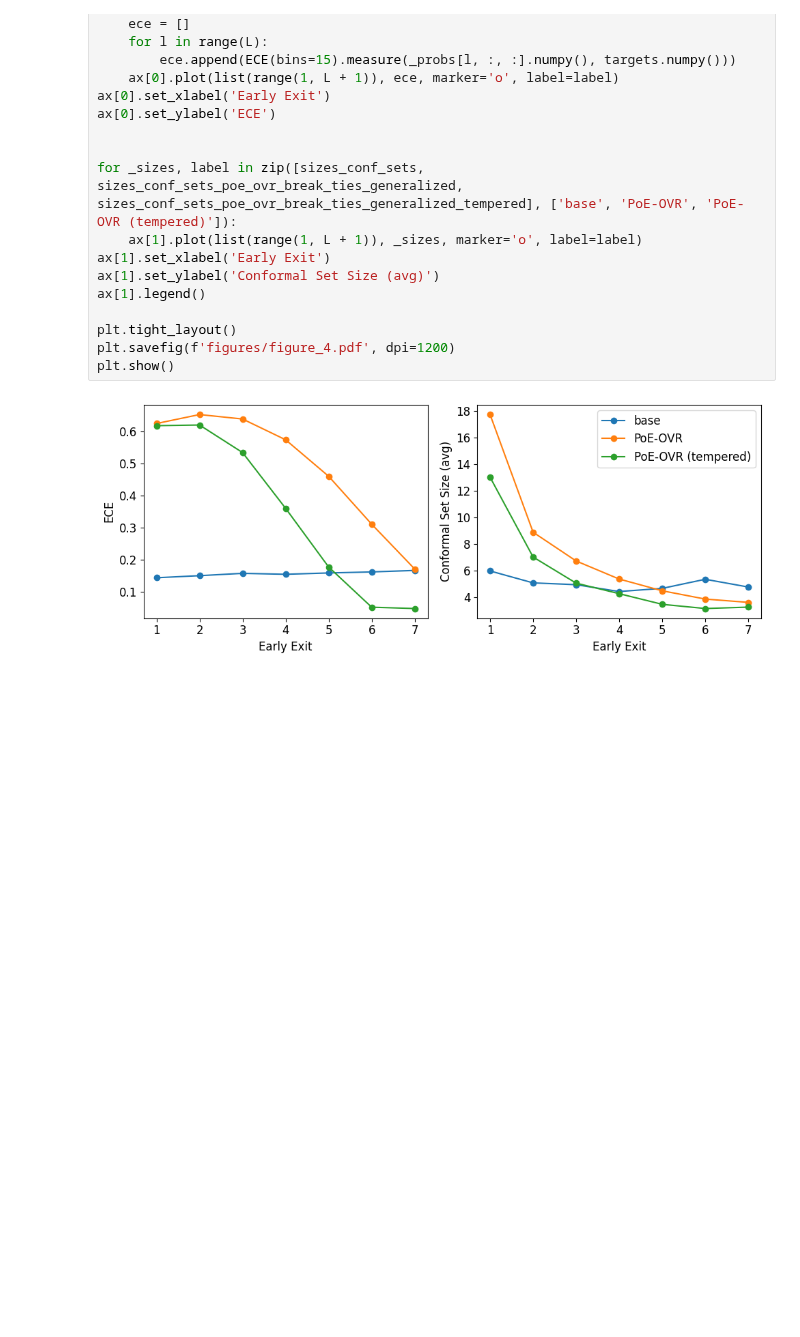
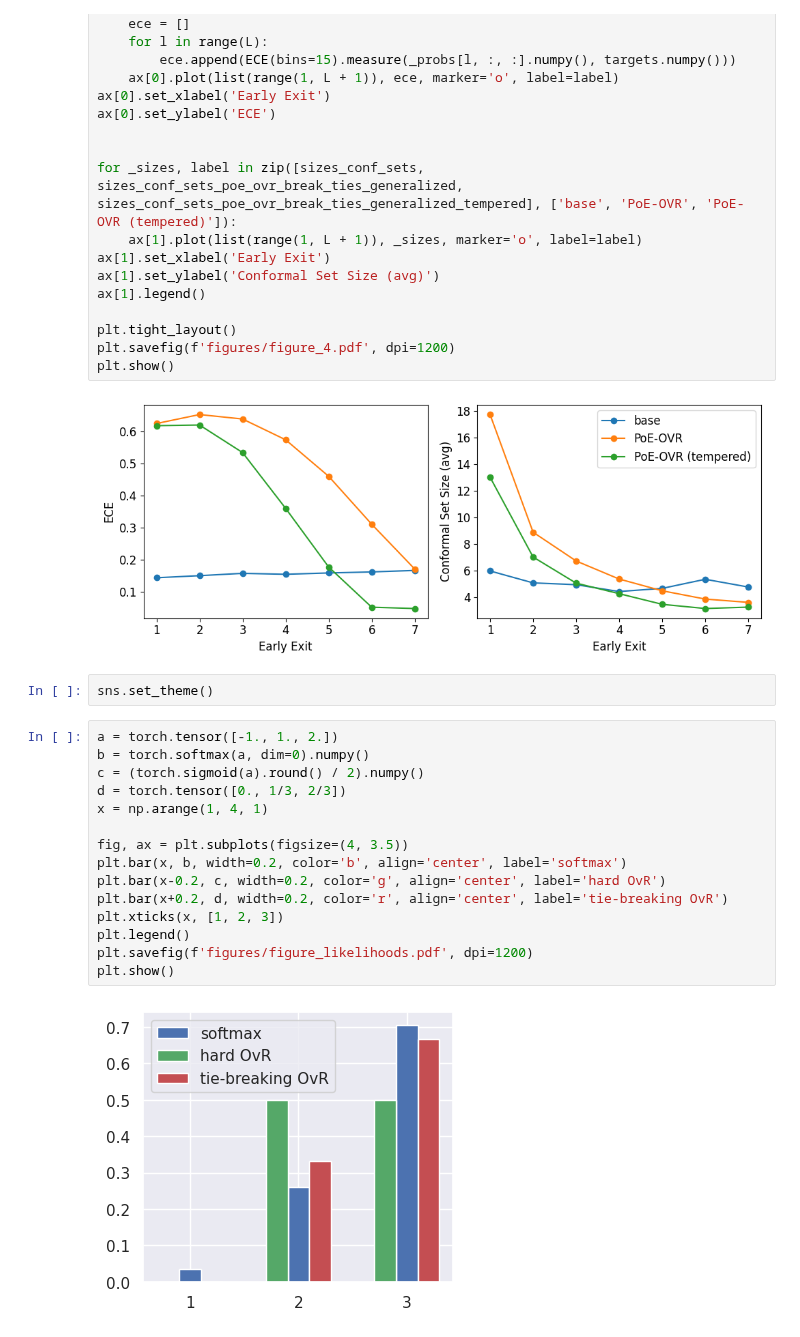
Before and after one commit to metodj/MSDNet-PyTorch, a Jupyter notebook: paper_plots.ipynb, the cells around one changed output. Saved outputs shown, nothing was run; the diff lists cells and outputs as text; blank space fills up the shorter version.

```diff
--- a/paper_plots.ipynb
+++ b/paper_plots.ipynb
@@ -399,3 +443,22 @@ plt.savefig(f'figures/figure_4.pdf', dpi=1200)
 plt.show()
 # %% [output]
 [figure]
+# %%
+sns.set_theme()
+# %%
+a = torch.tensor([-1., 1., 2.])
+b = torch.softmax(a, dim=0).numpy()
+c = (torch.sigmoid(a).round() / 2).numpy()
+d = torch.tensor([0., 1/3, 2/3])
+x = np.arange(1, 4, 1)
+
+fig, ax = plt.subplots(figsize=(4, 3.5))
+plt.bar(x, b, width=0.2, color='b', align='center', label='softmax')
+plt.bar(x-0.2, c, width=0.2, color='g', align='center', label='hard OvR')
+plt.bar(x+0.2, d, width=0.2, color='r', align='center', label='tie-breaking OvR')
+plt.xticks(x, [1, 2, 3])
+plt.legend()
+plt.savefig(f'figures/figure_likelihoods.pdf', dpi=1200)
+plt.show()
+# %% [output]
+[figure, added]
```
Also changed, not shown: parts of 6 cells of this notebook.
